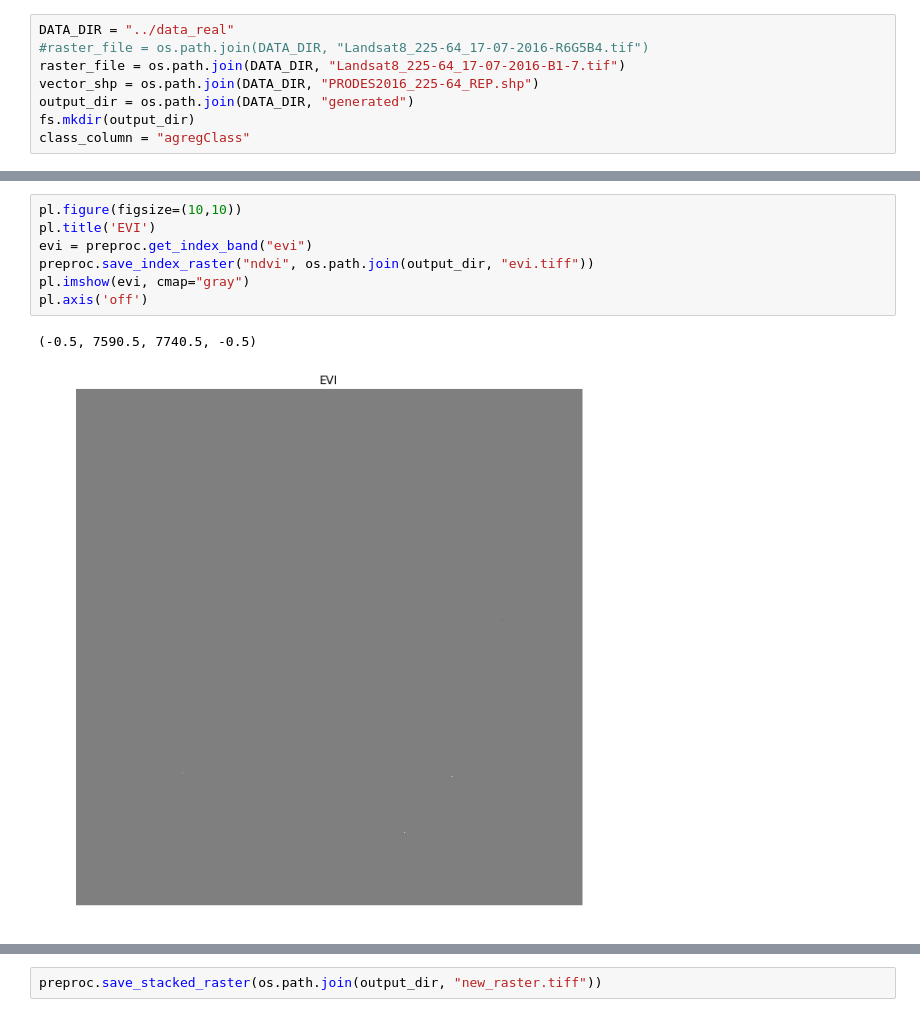
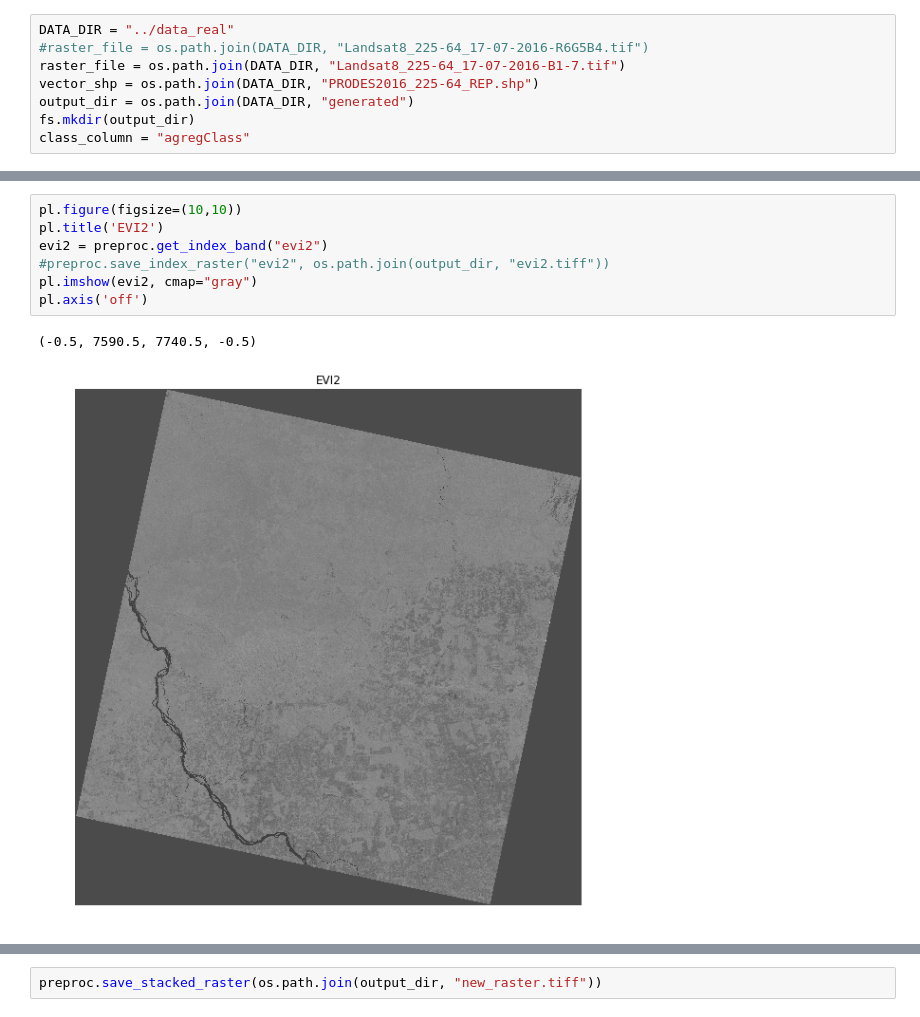
Before and after one commit to rvmaretto/deepgeo, a Jupyter notebook: notebooks/plot_preprocessor_results.ipynb, the cells around one changed output, grey strips where cells are left out. Drawn from its saved outputs; the diff is of its cells as text.

Commit message:
Closes #8. Fixing EVI values. For Landsat 8 OLI images, factor must be 0.0001

```diff
--- a/notebooks/plot_preprocessor_results.ipynb
+++ b/notebooks/plot_preprocessor_results.ipynb
@@ -55,10 +80,10 @@ pl.axis('off')
 # %%
 pl.figure(figsize=(10,10))
-pl.title('EVI')
-evi = preproc.get_index_band("evi")
-preproc.save_index_raster("ndvi", os.path.join(output_dir, "evi.tiff"))
-pl.imshow(evi, cmap="gray")
+pl.title('EVI2')
+evi2 = preproc.get_index_band("evi2")
+#preproc.save_index_raster("evi2", os.path.join(output_dir, "evi2.tiff"))
+pl.imshow(evi2, cmap="gray")
 pl.axis('off')
 # %% [output]
 (-0.5, 7590.5, 7740.5, -0.5)
-[figure, old version]
+[figure, new version]
```
Also changed, not shown: parts of 7 cells of this notebook, 2 other files.
